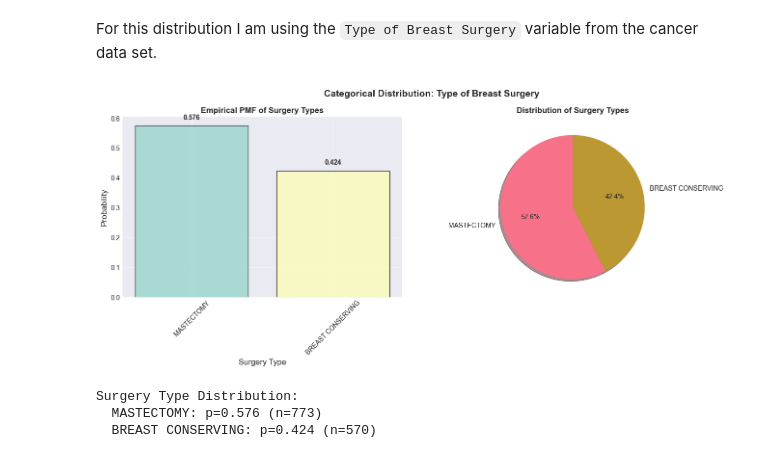
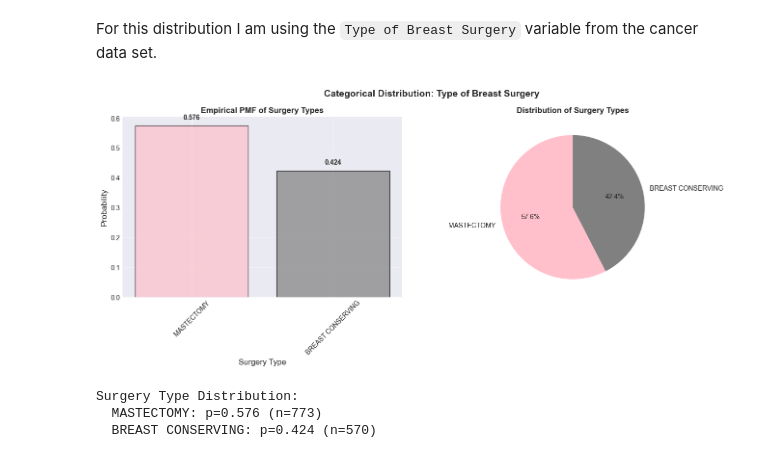
Before and after one commit to chloeob74/UU_Assignments, a Jupyter notebook: assignment_6.ipynb, the cells around one changed output. Cells and saved outputs as stored; diff of their text form; code cells hidden in the pictures.

```diff
--- a/assignment_6.ipynb
+++ b/assignment_6.ipynb
@@ -1051,28 +1051,28 @@ surgery_probs = surgery_counts / len(surgery_data)
 # %%
 fig, axes = plt.subplots(1, 2, figsize=(14, 6))
 fig.suptitle('Categorical Distribution: Type of Breast Surgery', fontsize=14, fontweight='bold')
 
 # Bar plot of probabilities
-colors_surgery = plt.cm.Set3(np.arange(len(surgery_probs)))
-axes[0].bar(range(len(surgery_probs)), surgery_probs.values, alpha=0.7, color=colors_surgery,
+colors = ['pink', 'gray', 'olive', 'cyan']
+axes[0].bar(range(len(surgery_probs)), surgery_probs.values, alpha=0.7, color=colors,
              edgecolor='black', tick_label=surgery_probs.index)
 axes[0].set_ylabel('Probability', fontsize=12)
 axes[0].set_xlabel('Surgery Type', fontsize=12)
 axes[0].set_title('Empirical PMF of Surgery Types', fontweight='bold')
 axes[0].tick_params(axis='x', rotation=45)
 axes[0].grid(True, alpha=0.3, axis='y')
 
-# Add probability labels on bars
 for i, (label, prob) in enumerate(surgery_probs.items()):
     axes[0].text(i, prob + 0.02, f'{prob:.3f}', ha='center', fontsize=10, fontweight='bold')
 
 # Pie chart
-axes[1].pie(surgery_probs.values, labels=surgery_probs.index, autopct='%1.1f%%', shadow=True, startangle=90)
+axes[1].pie(surgery_probs.values, labels=surgery_probs.index, autopct='%1.1f%%', startangle=90, colors = colors)
 axes[1].set_title('Distribution of Surgery Types', fontweight='bold')
 
+
 plt.tight_layout()
 # %% [output]
-[figure, old version]
+[figure, new version]
 # %%
 print("Surgery Type Distribution:")
 for surgery_type, prob in surgery_probs.items():
```
Also changed, not shown: parts of 3 cells of this notebook.
